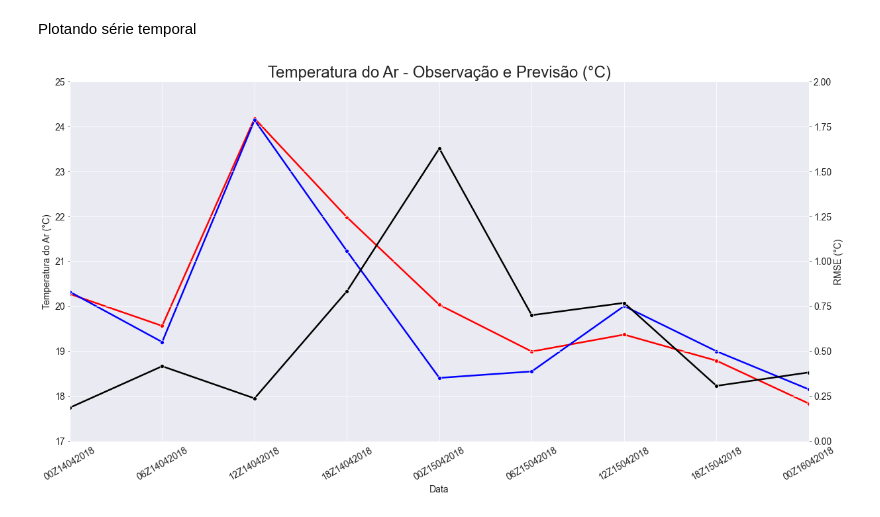
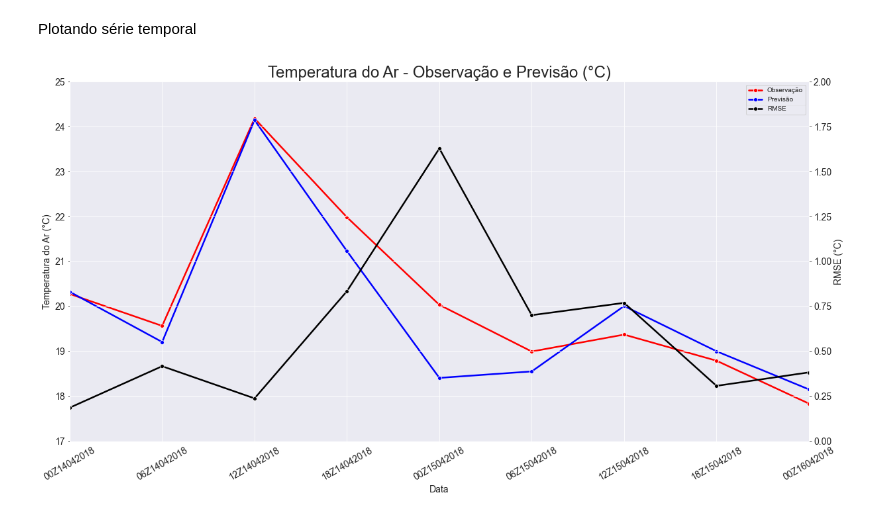
Before and after one commit to lorenarocha/challenge-accepted-python, a Jupyter notebook: main.ipynb, the cells around one changed output. Cells and saved outputs as stored; diff of their text form; code cells hidden in the pictures.

Commit message:
:construction: legenda no gráfico

```diff
--- a/main.ipynb
+++ b/main.ipynb
@@ -56,41 +95,50 @@ axes_1 = sns.lineplot(x='time',
                   data=observation_6h_sp,
                   marker='o',
                   lw=2.5,
-                  color='red')
+                  color='red',
+                  label='Observação')
 #plot da previsão
 axes_2 = sns.lineplot(x='time',
                   y='forecast',
                   data=forecast_6h_sp,
                   marker='o',
                   lw=2.5,
-                  color='blue')
+                  color='blue',
+                  label='Previsão')
 #criação de um eixo secundário para o plot do RMSE
 axes_3 = axes_1.twinx()
 
 axes_3 = sns.lineplot(x='time',
                   y='rmse',
                   data=rmse_6h_sp,
                   marker='o',
                   lw=2.5,
-                  color='black')
+                  color='black',
+                  label='RMSE')
 #configurações do gráfico
 axes_1.figure.set_size_inches(20, 10)
 
 axes_1.set_title('Temperatura do Ar - Observação e Previsão (°C)', fontsize=24)
 
 axes_1.set_xlabel('Data', fontsize=14)
 axes_1.set_ylabel('Temperatura do Ar (°C)', fontsize=14)
 axes_3.set_ylabel('RMSE (°C)', fontsize=14)
 
 axes_1.tick_params(axis='x', rotation=30, labelsize=14)
 axes_2.tick_params(labelsize=14)
 axes_3.tick_params(labelsize=14)
 axes_1.set_ylim([17,25])
 axes_3.set_ylim([0,2])
 
 datas = [datetime.date(2018, 4, 14), datetime.date(2018, 4, 16)]
 plt.xlim([datas[0], datas[-1]])
 axes_1.xaxis.set_major_formatter(mdates.DateFormatter('%HZ%d%m%Y'))
+
+lines, labels = axes_1.get_legend_handles_labels()
+lines2, labels2 = axes_3.get_legend_handles_labels()
+axes_3.legend(lines + lines2, labels + labels2, loc=0)
+
+
 plt.savefig("air_temp_sp.png", dpi=300)
 # %% [output]
-[figure, old version]
+[figure, new version]
```
Also changed, not shown: parts of 2 cells of this notebook.
